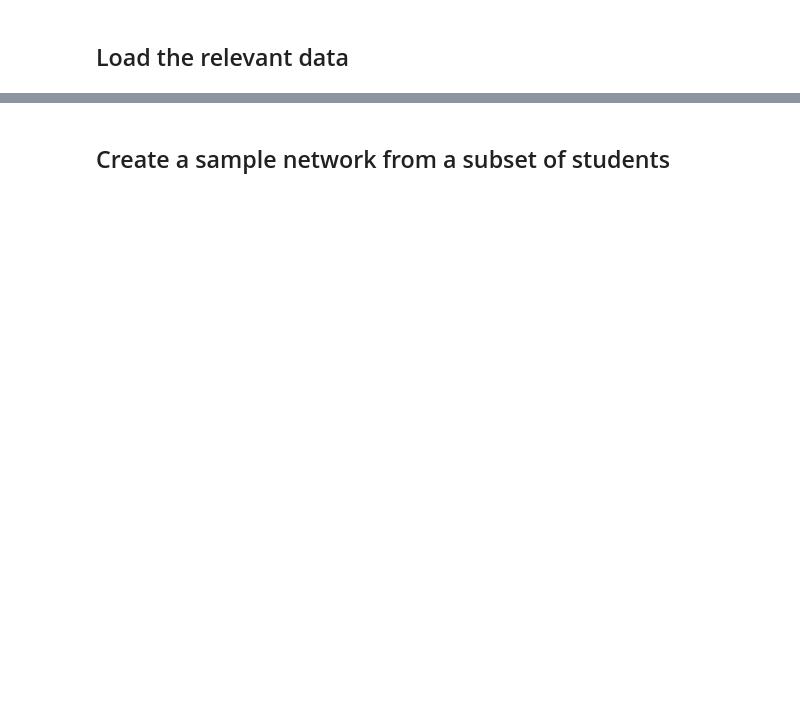
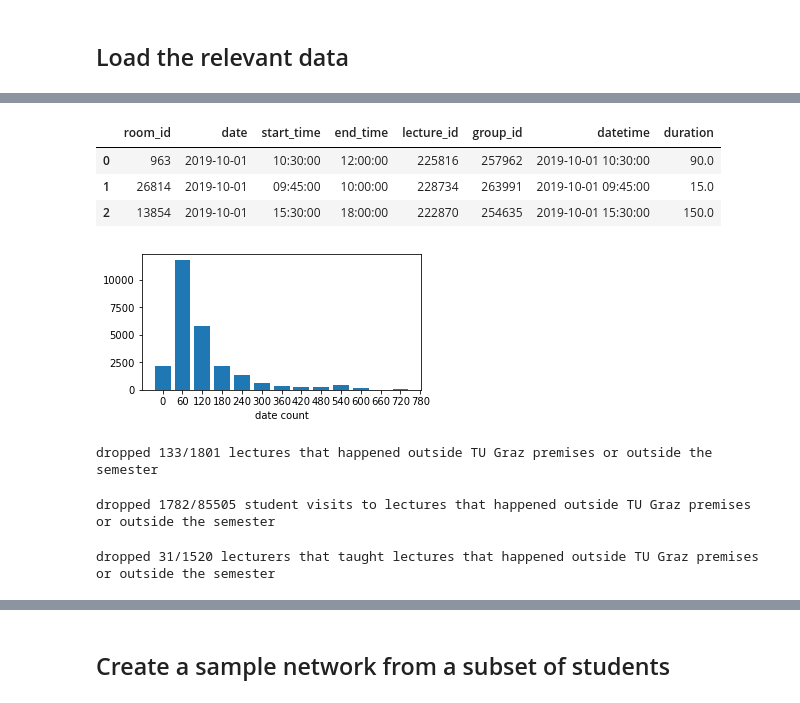
Before and after one commit to JanaLasser/uni_SEIRX, a Jupyter notebook: code/create_network.ipynb, the cells around one changed output, grey strips where cells are left out. Cells and saved outputs as stored; diff of their text form; code cells hidden in the pictures; blank space fills up the shorter version.

```diff
--- a/code/create_network.ipynb
+++ b/code/create_network.ipynb
@@ -203,0 +172,29 @@ rooms.head(3)
+# %%
+# note: manually filled in room information from rooms at KFU
+rooms = pd.read_csv(join('../data/cleaned', 'Räume_cleaned.csv'),
+                    usecols=['RES_NR', 'RAUM_CODE', 'RAUM_SITZPLAETZE',
+                            'QUADRATMETER', 'RAUM_GEBAEUDE_BEREICH_NAME'],
+                    encoding='latin_1')
+rooms = rooms.rename(columns={
+    'RES_NR':'room_id',
+    'RAUM_CODE':'room_code',
+    'RAUM_SITZPLAETZE':'seats',
+    'QUADRATMETER':'area',
+    'RAUM_GEBAEUDE_BEREICH_NAME':'campus'
+
+})
+N = len(rooms)
+rooms = rooms[rooms['campus'].isin(['Inffeldgasse', 'Alte Technik',
+                                    'Neue Technik'])]
+print('dropped {}/{} rooms that are not on TU Graz premises'\
+      .format(N - len(rooms), N))
+
+print('{}/{} rooms are associated with lectures that are visited by the students'\
+     .format(len(rooms[rooms['room_id'].isin(dates['room_id'])]),
+             len(rooms)))
+N = len(rooms[rooms['room_id'].isin(dates['room_id'])])
+print('{}/{} relevant rooms have no seat information'\
+      .format( N -\
+              len(rooms[rooms['room_id'].isin(dates['room_id'])]\
+                      .dropna(subset=['seats'])), N))
+rooms.head(3)
@@ -203,0 +264,36 @@ rooms.head(3)
+# %%
+fig, ax = plt.subplots(figsize=(5, 2.5))
+ax.hist(dates['duration'], rwidth=0.8, bins=range(0, 800, 60), align='left')
+ax.set_xticks(range(0, 800, 60))
+ax.set_xlabel('date duration [min]')
+ax.set_xlabel('date count')
+
+dates = dates.sort_values(by='date').reset_index(drop=True)
+dates.head(3)
+# %% [output]
+|  | room_id | date | start_time | end_time | lecture_id | group_id | datetime | duration |
+| 0 | 963 | 2019-10-01 | 10:30:00 | 12:00:00 | 225816 | 257962 | 2019-10-01 10:30:00 | 90.0 |
+| 1 | 26814 | 2019-10-01 | 09:45:00 | 10:00:00 | 228734 | 263991 | 2019-10-01 09:45:00 | 15.0 |
+| 2 | 13854 | 2019-10-01 | 15:30:00 | 18:00:00 | 222870 | 254635 | 2019-10-01 15:30:00 | 150.0 |
+[figure, added]
+# %%
+N = len(lectures)
+lectures = lectures[lectures['lecture_id'].isin(dates['lecture_id'].unique())]
+print('dropped {}/{} lectures that happened outside TU Graz premises or outside the semester'\
+      .format(N - len(lectures), N))
+# %% [output]
+dropped 133/1801 lectures that happened outside TU Graz premises or outside the semester
+# %%
+N = len(students)
+students = students[students['lecture_id'].isin(dates['lecture_id'].unique())]
+print('dropped {}/{} student visits to lectures that happened outside TU Graz premises or outside the semester'\
+      .format(N - len(students), N))
+# %% [output]
+dropped 1782/85505 student visits to lectures that happened outside TU Graz premises or outside the semester
+# %%
+N = len(lecturers['lecturer_id'].unique())
+lecturers = lecturers[lecturers['lecture_id'].isin(dates['lecture_id'].unique())]
+print('dropped {}/{} lecturers that taught lectures that happened outside TU Graz premises or outside the semester'\
+      .format(N - len(lecturers['lecturer_id'].unique()), N))
+# %% [output]
+dropped 31/1520 lecturers that taught lectures that happened outside TU Graz premises or outside the semester
```
Also changed, not shown: parts of 75 cells of this notebook, 1 other file.
